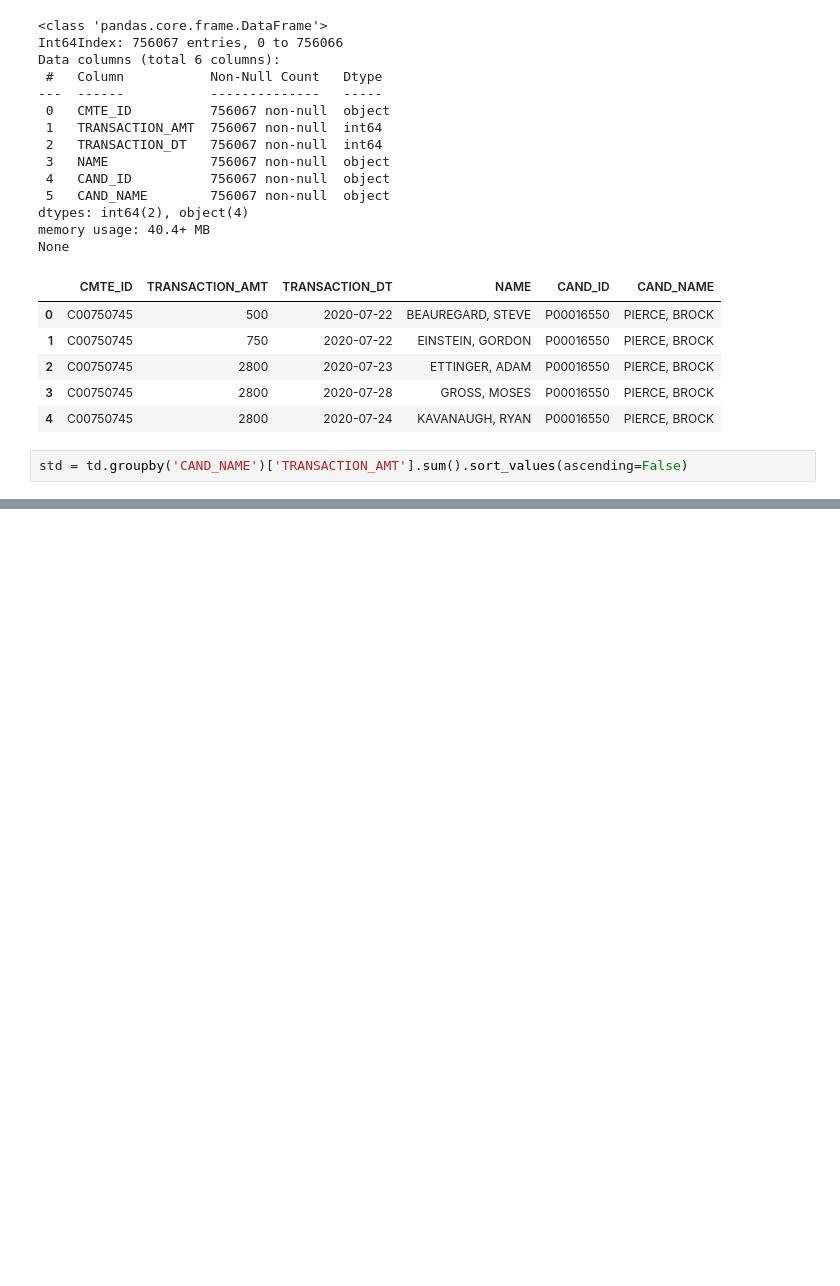
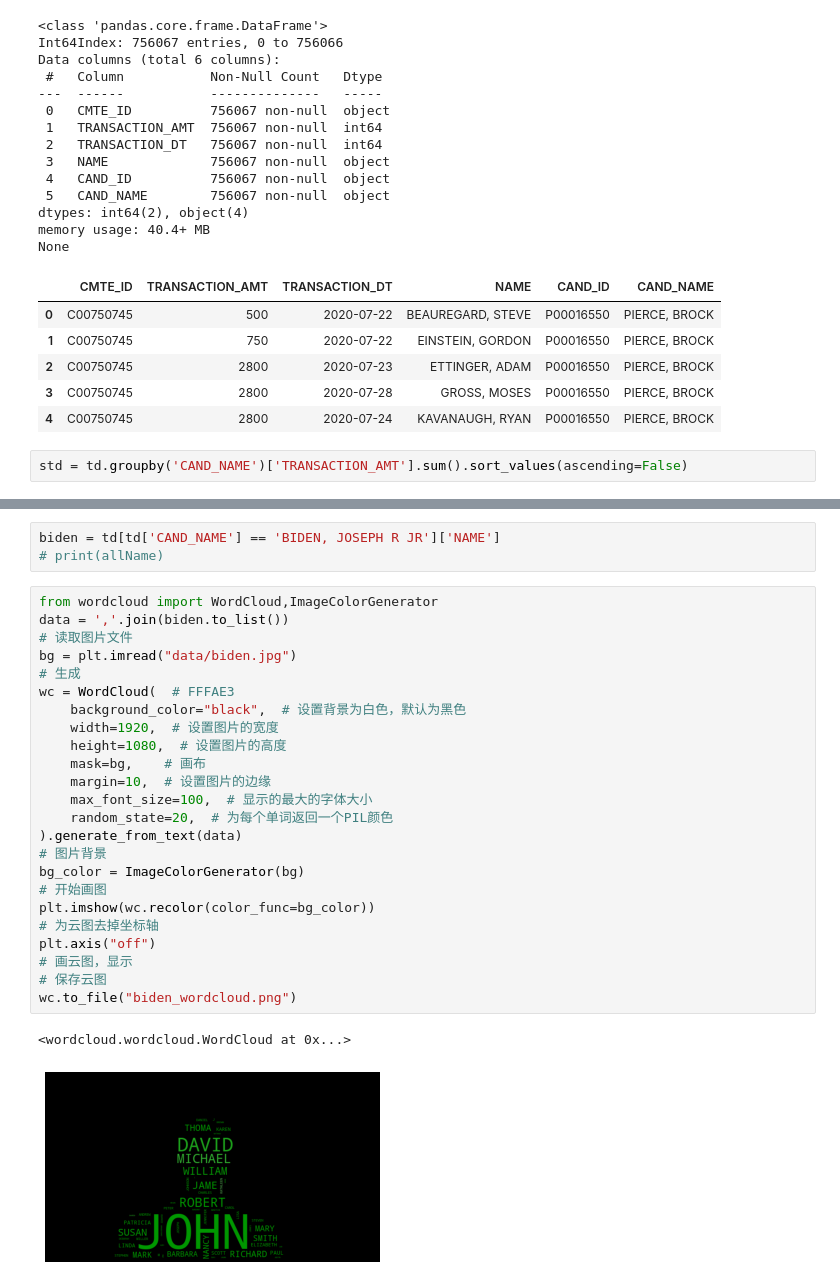
Before and after one commit to Delta-in-hub/2021PythonLabWork, a Jupyter notebook: lession2/2.ipynb, the cells around one changed output, grey strips where cells are left out. Cells and saved outputs as stored; diff of their text form; blank space fills up the shorter version.

```diff
--- a/lession2/2.ipynb
+++ b/lession2/2.ipynb
@@ -118,0 +123,30 @@ Text(65.14422035217285, 0.5, '获得捐赠数额（美元）')
+# %%
+biden = td[td['CAND_NAME'] == 'BIDEN, JOSEPH R JR']['NAME']
+# print(allName)
+# %%
+from wordcloud import WordCloud,ImageColorGenerator
+data = ','.join(biden.to_list())
+# 读取图片文件
+bg = plt.imread("data/biden.jpg")
+# 生成
+wc = WordCloud(  # FFFAE3
+    background_color="black",  # 设置背景为白色，默认为黑色
+    width=1920,  # 设置图片的宽度
+    height=1080,  # 设置图片的高度
+    mask=bg,    # 画布
+    margin=10,  # 设置图片的边缘
+    max_font_size=100,  # 显示的最大的字体大小
+    random_state=20,  # 为每个单词返回一个PIL颜色
+).generate_from_text(data)
+# 图片背景
+bg_color = ImageColorGenerator(bg)
+# 开始画图
+plt.imshow(wc.recolor(color_func=bg_color))
+# 为云图去掉坐标轴
+plt.axis("off")
+# 画云图，显示
+# 保存云图
+wc.to_file("biden_wordcloud.png")
+# %% [output]
+<wordcloud.wordcloud.WordCloud at 0x...>
+[figure, added]
```
Also changed, not shown: parts of 1 cell of this notebook, 2 other files.
